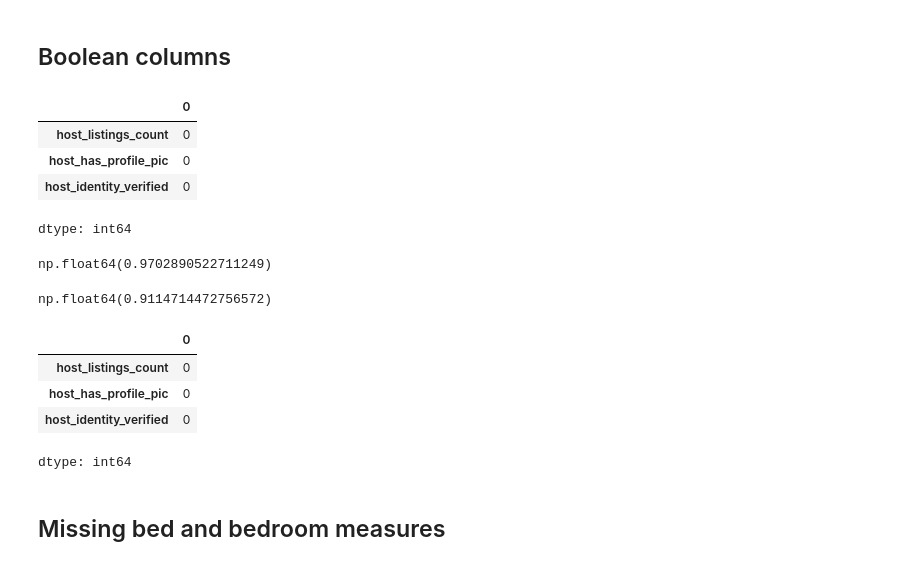
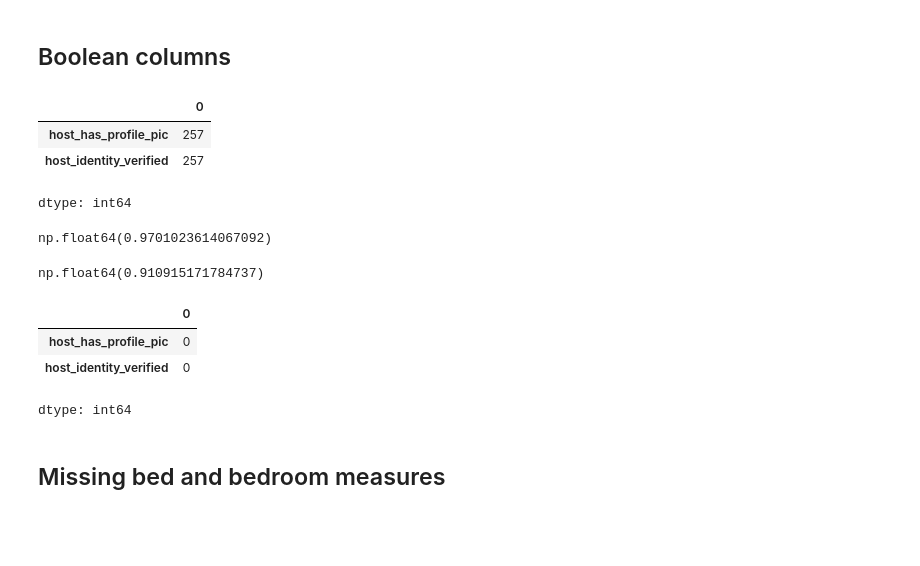
Before and after one commit to torbenbillow/CBS-AML-PROJECT, a Jupyter notebook: notebooks/00_welcome.ipynb, the cells around one changed output. Drawn from its saved outputs; the diff is of its cells as text; code cells hidden in the pictures; blank space fills up the shorter version.

```diff
--- a/notebooks/00_welcome.ipynb
+++ b/notebooks/00_welcome.ipynb
@@ -35,3 +27,15 @@ feature_selection = pd.read_excel("features.xlsx")
+# %%
+# Load data and features
+file_id = "1Iyr7zX8u0gKWKUWCSgZUpcvbTuYBmw1V"
+url = f"https://drive.google.com/uc?id={file_id}"
+
+listings_raw = pd.read_csv(url)
+
+
+file_id = "1TcMwa1S699swnO-CSq3vpzl6fdE0Xzln"
+url = f"https://drive.google.com/uc?id={file_id}"
+
+feature_selection = pd.read_excel(url)
 # %% [markdown]
 # DATA WRANGLING AND FEATURE ENGINEERING
 # %%
@@ -87,15 +93,13 @@ for col in bool_cols:
 # fill missing superhost values
 df["host_is_superhost"] = df["host_is_superhost"].fillna(0).astype("Int64")
 # %%
-# 257 listings have unknown verification status, profile picture and listing count
-df[["host_listings_count",
-"host_has_profile_pic",
+# 257 listings have unknown verification status and profile picture
+df[["host_has_profile_pic",
 "host_identity_verified"]].isna().sum()
 # %% [output]
 |  | 0 |
-| host_listings_count | 0 |
-| host_has_profile_pic | 0 |
-| host_identity_verified | 0 |
+| host_has_profile_pic | 257 |
+| host_identity_verified | 257 |
 dtype: int64
 # %%
 # A quick check of the pages with unknown verification status shows that most do indeed have both profile pictures and verification.
@@ -105,9 +108,9 @@ dtype: int64
 # %%
 df["host_has_profile_pic"].agg("mean")
 # %% [output]
-np.float64(0.9702890522711249)
+np.float64(0.9701023614067092)
 # %%
 df["host_identity_verified"].agg("mean")
 # %% [output]
-np.float64(0.9114714472756572)
+np.float64(0.910915171784737)
 # %%
@@ -115,11 +118,9 @@ for col in ["host_listings_count","host_has_profile_pic","host_identity_verified
   df[col] = df[col].fillna(1)
 # %%
-df[["host_listings_count",
-"host_has_profile_pic",
+df[["host_has_profile_pic",
 "host_identity_verified"]].isna().sum()
 # %% [output]
 |  | 0 |
-| host_listings_count | 0 |
 | host_has_profile_pic | 0 |
 | host_identity_verified | 0 |
 dtype: int64
```
Also changed, not shown: parts of 11 cells of this notebook.
